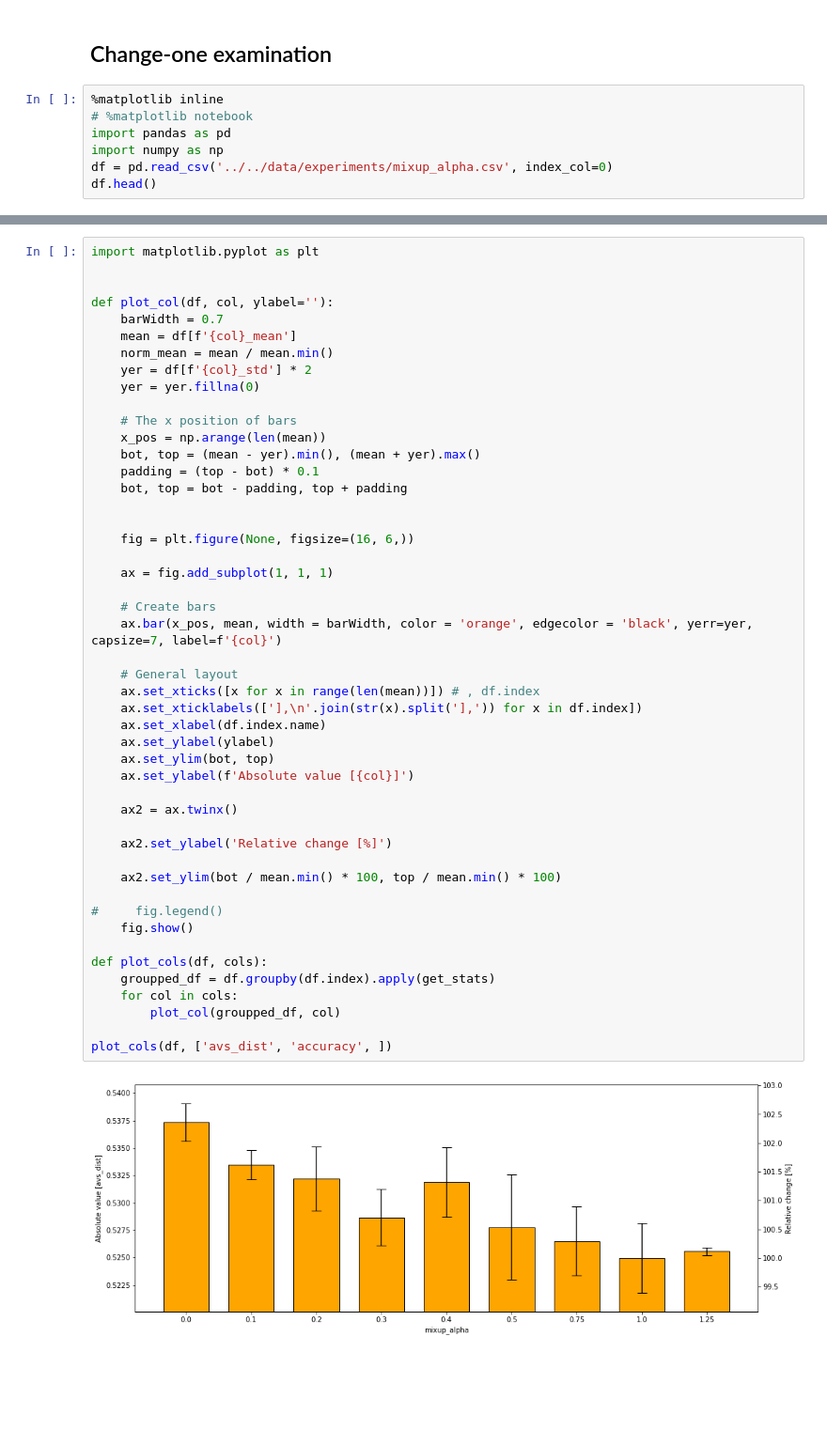
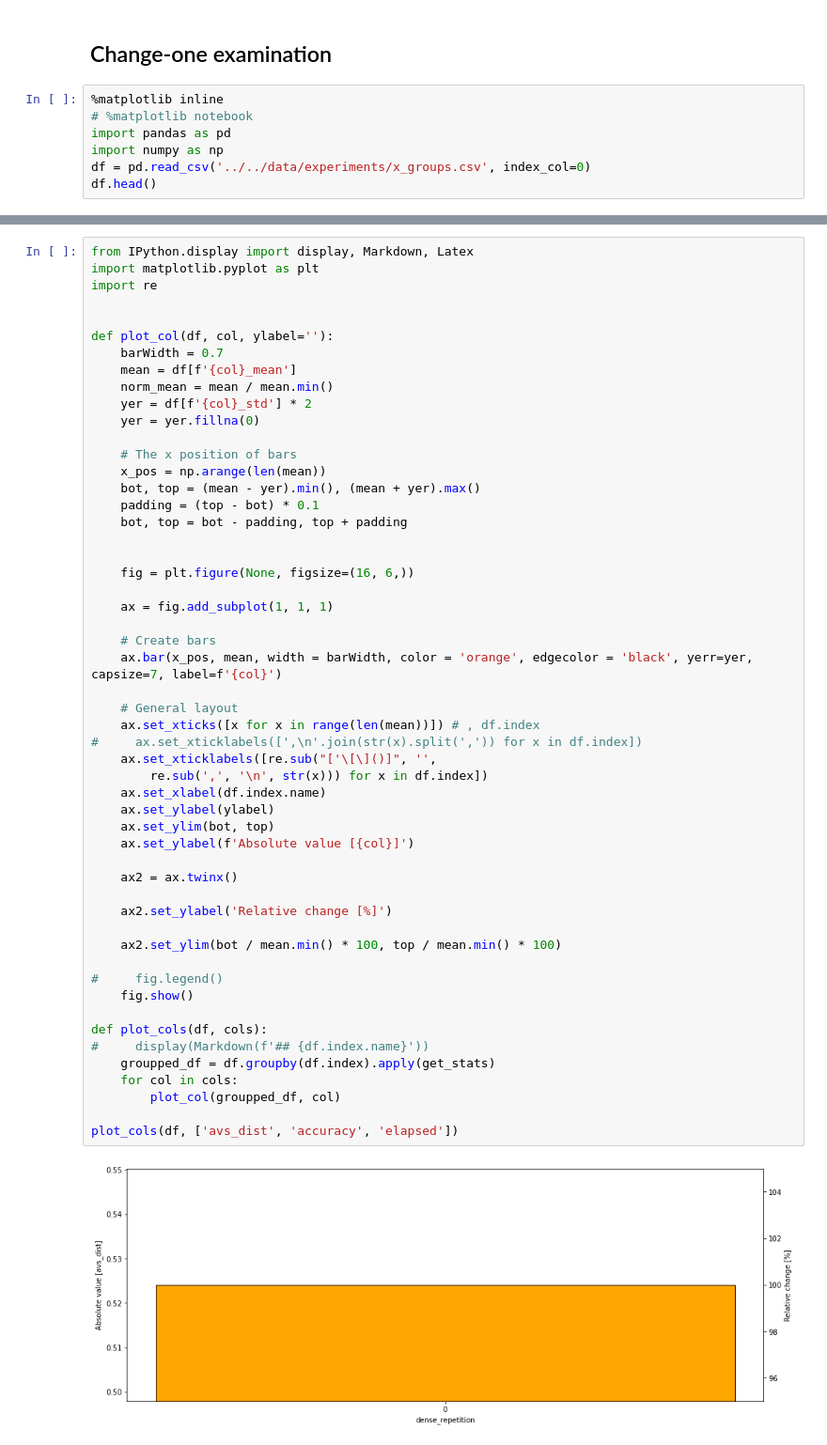
Before and after one commit to ronaldluc/DeepSaber, a Jupyter notebook: research/experiments/config_graphs.ipynb, the cells around one changed output, grey strips where cells are left out. Shown: that part at 94% size. Cells and saved outputs as stored; diff of their text form; blank space fills up the shorter version.

```diff
--- a/research/experiments/config_graphs.ipynb
+++ b/research/experiments/config_graphs.ipynb
@@ -5,7 +5,7 @@
 # %matplotlib notebook
 import pandas as pd
 import numpy as np
-df = pd.read_csv('../../data/experiments/mixup_alpha.csv', index_col=0)
+df = pd.read_csv('../../data/experiments/x_groups.csv', index_col=0)
 df.head()
 # %% [output]
 |  | loss | accuracy | avs_dist | avs_l1 | avs_l2 | history | elapsed |
@@ -34,5 +34,7 @@ res.head(3)
 # %%
+from IPython.display import display, Markdown, Latex
 import matplotlib.pyplot as plt
+import re
 
 
 def plot_col(df, col, ylabel=''):
@@ -51,33 +53,36 @@ def plot_col(df, col, ylabel=''):
 
     fig = plt.figure(None, figsize=(16, 6,))
 
     ax = fig.add_subplot(1, 1, 1)
 
     # Create bars
     ax.bar(x_pos, mean, width = barWidth, color = 'orange', edgecolor = 'black', yerr=yer, capsize=7, label=f'{col}')
 
     # General layout
     ax.set_xticks([x for x in range(len(mean))]) # , df.index
-    ax.set_xticklabels(['],\n'.join(str(x).split('],')) for x in df.index])
+#     ax.set_xticklabels([',\n'.join(str(x).split(',')) for x in df.index])
+    ax.set_xticklabels([re.sub("['\[\]()]", '',
+        re.sub(',', '\n', str(x))) for x in df.index])
     ax.set_xlabel(df.index.name)
     ax.set_ylabel(ylabel)
     ax.set_ylim(bot, top)
     ax.set_ylabel(f'Absolute value [{col}]')
 
     ax2 = ax.twinx()
 
     ax2.set_ylabel('Relative change [%]')
 
     ax2.set_ylim(bot / mean.min() * 100, top / mean.min() * 100)
 
 #     fig.legend()
     fig.show()
 
 def plot_cols(df, cols):
+#     display(Markdown(f'## {df.index.name}'))
     groupped_df = df.groupby(df.index).apply(get_stats)
     for col in cols:
         plot_col(groupped_df, col)
 
-plot_cols(df, ['avs_dist', 'accuracy', ])
+plot_cols(df, ['avs_dist', 'accuracy', 'elapsed'])
 # %% [output]
-[figure, old version]
+[figure, new version]
```
Also changed, not shown: parts of 4 cells of this notebook, 7 other files.
